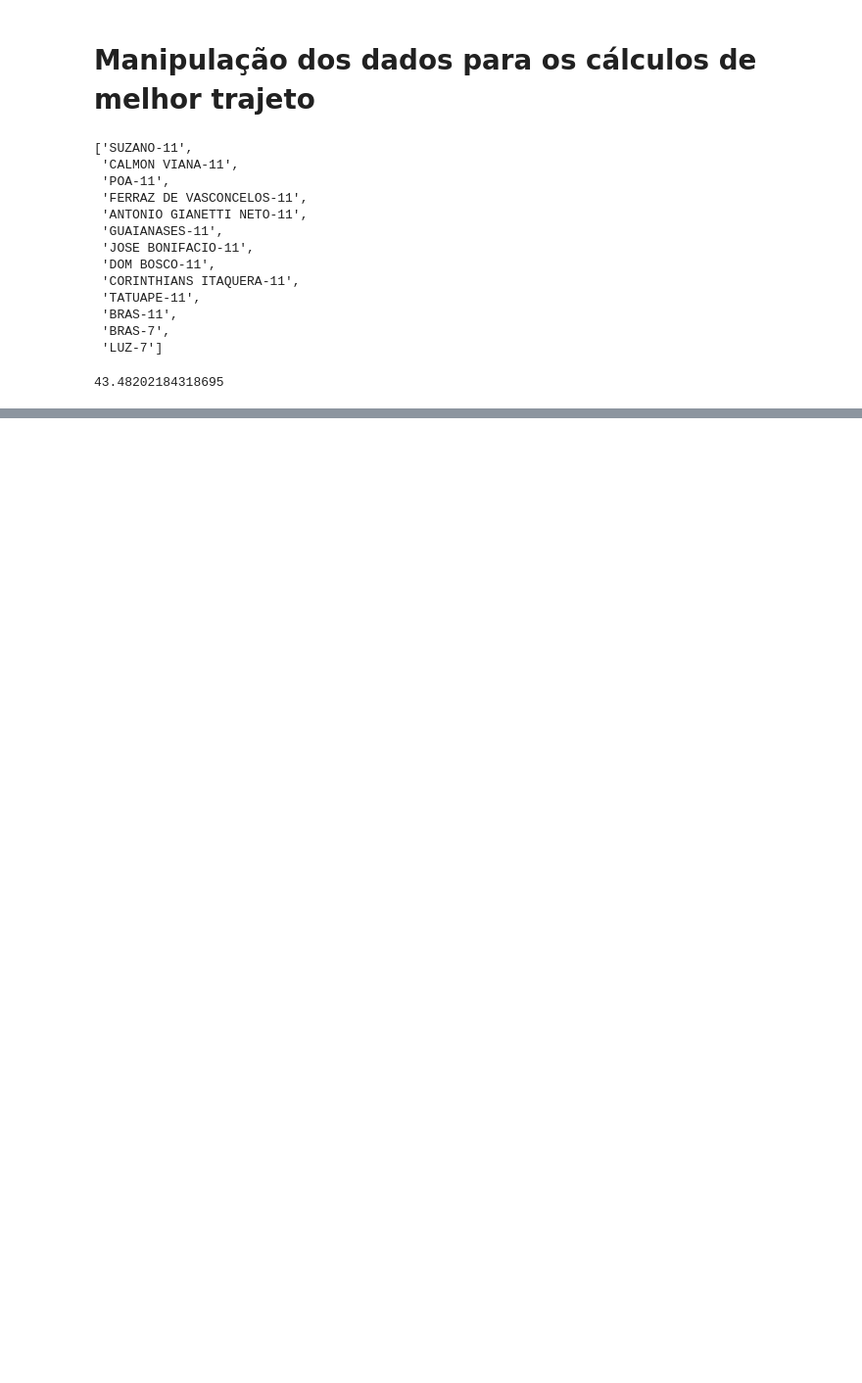
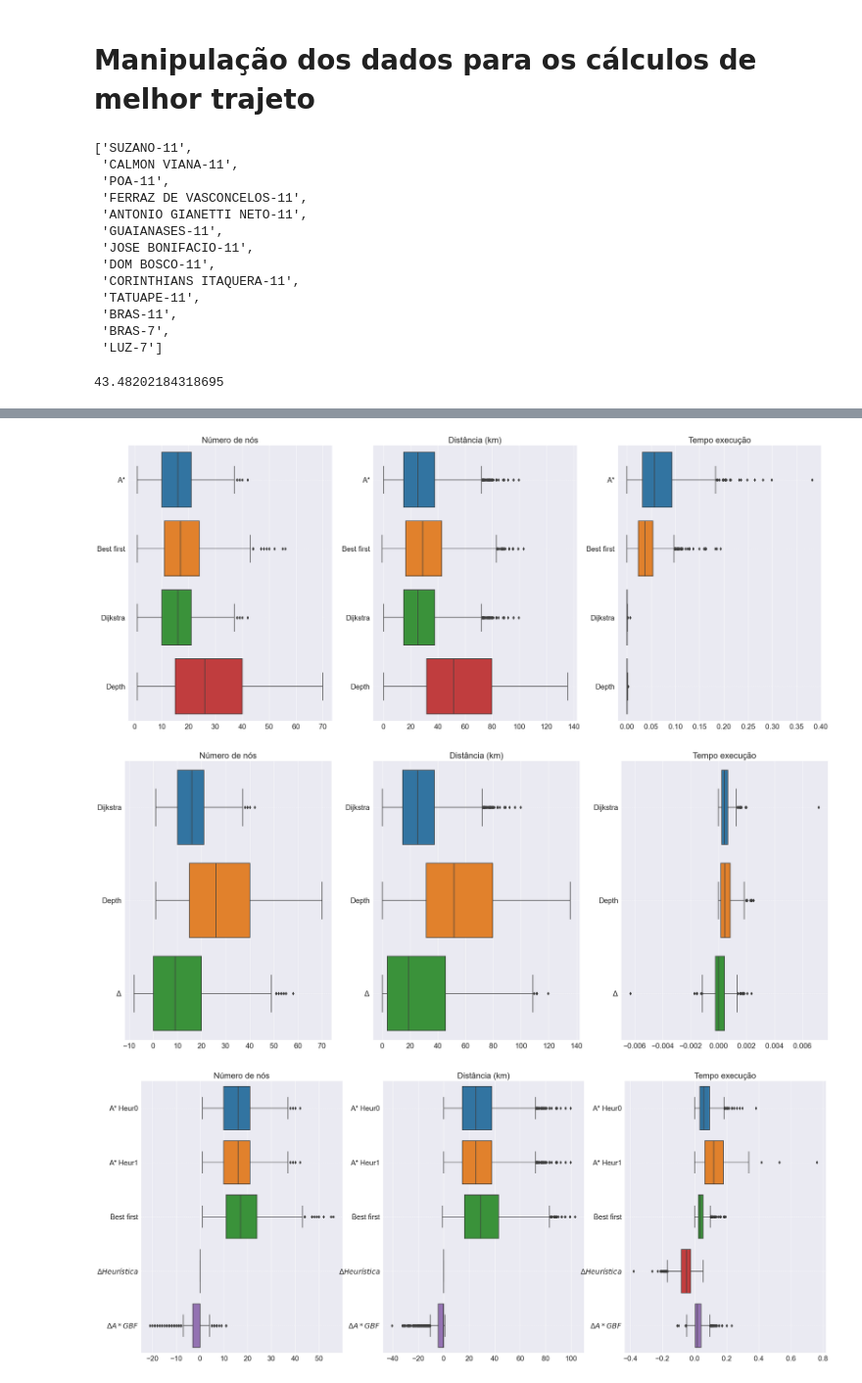
Before and after one commit to arthurhirez/Search_Alg_AI, a Jupyter notebook: Projeto_1_IA.ipynb, the cells around one changed output, grey strips where cells are left out. Shown at 98% size. Cells and saved outputs as stored; diff of their text form; code cells hidden in the pictures; blank space fills up the shorter version.

```diff
--- a/Projeto_1_IA.ipynb
+++ b/Projeto_1_IA.ipynb
@@ -830,0 +411,6 @@ nx.bellman_ford_path(G_calc, 'SUZANO-11', 'LUZ-7'), nx.bellman_ford_path_length(
+# %%
+Experiment.plot_boxplots(df_obs)
+# %% [output]
+[figure, added]
+[figure, added]
+[figure, added]
```
Also changed, not shown: parts of 27 cells of this notebook, 3 other files.
